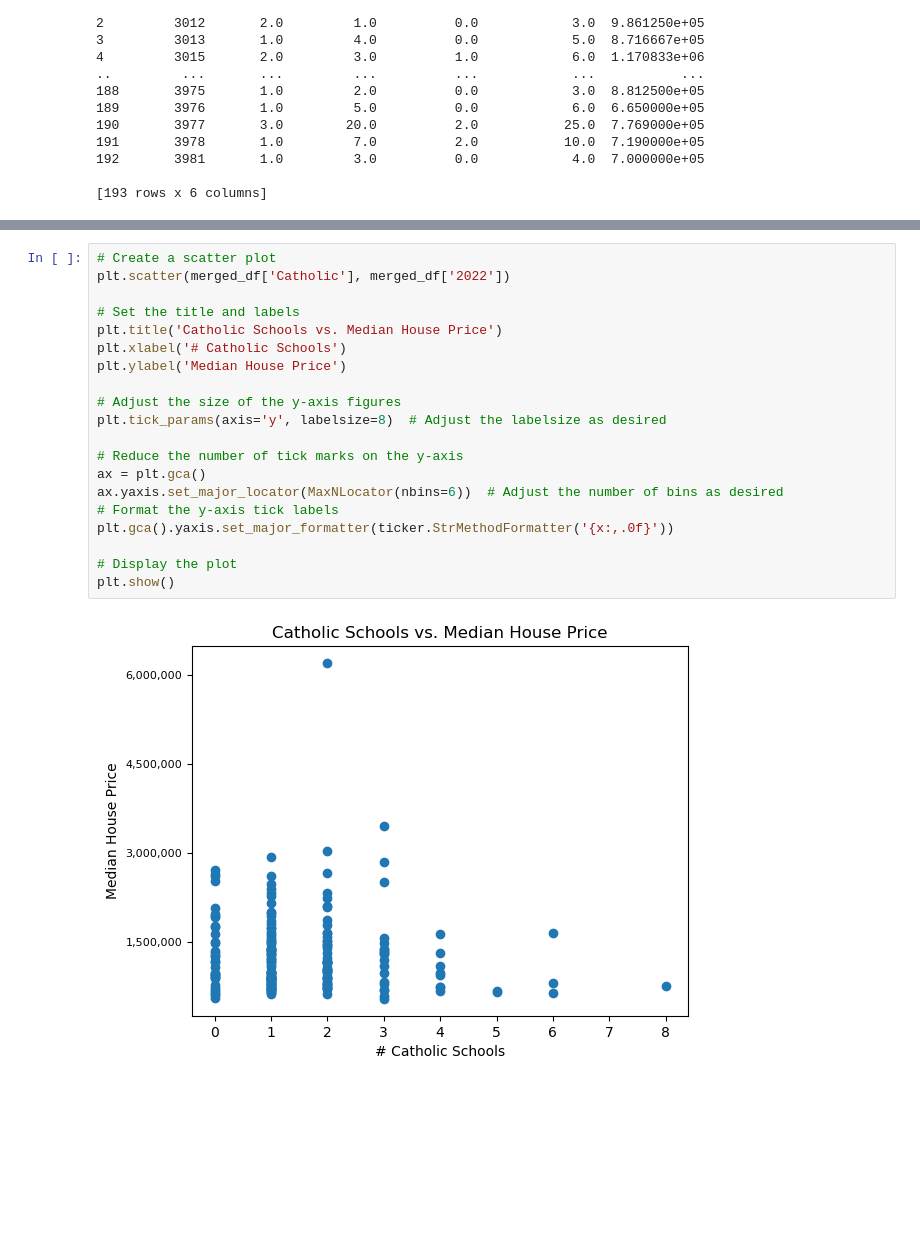
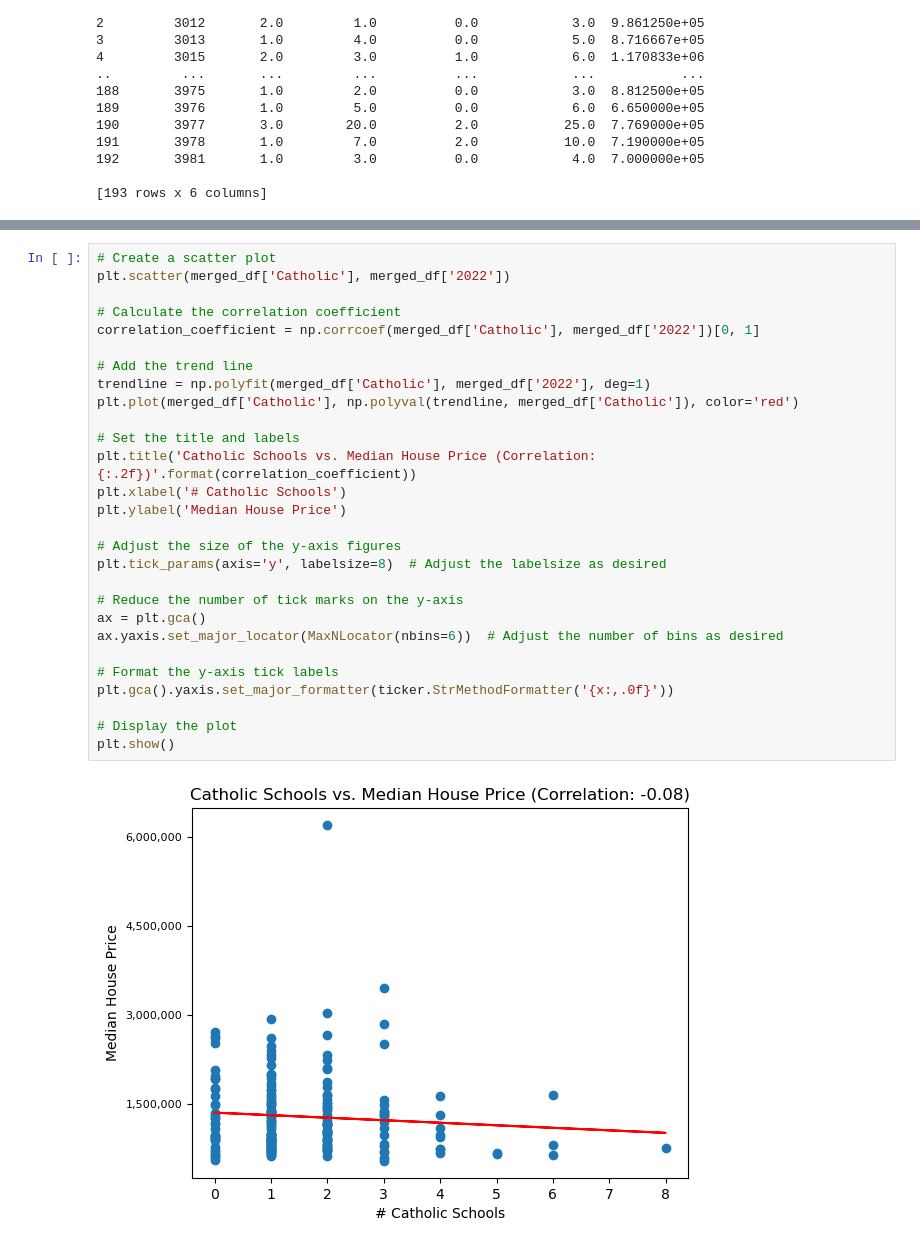
Before and after one commit to Kakhai1/bootcamp_project, a Jupyter notebook: Analysis_School_Data_KT.ipynb, the cells around one changed output, grey strips where cells are left out. Drawn from its saved outputs; the diff is of its cells as text; blank space fills up the shorter version.

```diff
--- a/Analysis_School_Data_KT.ipynb
+++ b/Analysis_School_Data_KT.ipynb
@@ -424,22 +472,30 @@ plt.show()
 # %%
 # Create a scatter plot
 plt.scatter(merged_df['Catholic'], merged_df['2022'])
 
+# Calculate the correlation coefficient
+correlation_coefficient = np.corrcoef(merged_df['Catholic'], merged_df['2022'])[0, 1]
+
+# Add the trend line
+trendline = np.polyfit(merged_df['Catholic'], merged_df['2022'], deg=1)
+plt.plot(merged_df['Catholic'], np.polyval(trendline, merged_df['Catholic']), color='red')
+
 # Set the title and labels
-plt.title('Catholic Schools vs. Median House Price')
+plt.title('Catholic Schools vs. Median House Price (Correlation: {:.2f})'.format(correlation_coefficient))
 plt.xlabel('# Catholic Schools')
 plt.ylabel('Median House Price')
 
 # Adjust the size of the y-axis figures
 plt.tick_params(axis='y', labelsize=8)  # Adjust the labelsize as desired
 
 # Reduce the number of tick marks on the y-axis
 ax = plt.gca()
 ax.yaxis.set_major_locator(MaxNLocator(nbins=6))  # Adjust the number of bins as desired
+
 # Format the y-axis tick labels
 plt.gca().yaxis.set_major_formatter(ticker.StrMethodFormatter('{x:,.0f}'))
 
 # Display the plot
 plt.show()
 # %% [output]
-[figure, old version]
+[figure, new version]
```
Also changed, not shown: parts of 5 cells of this notebook.
